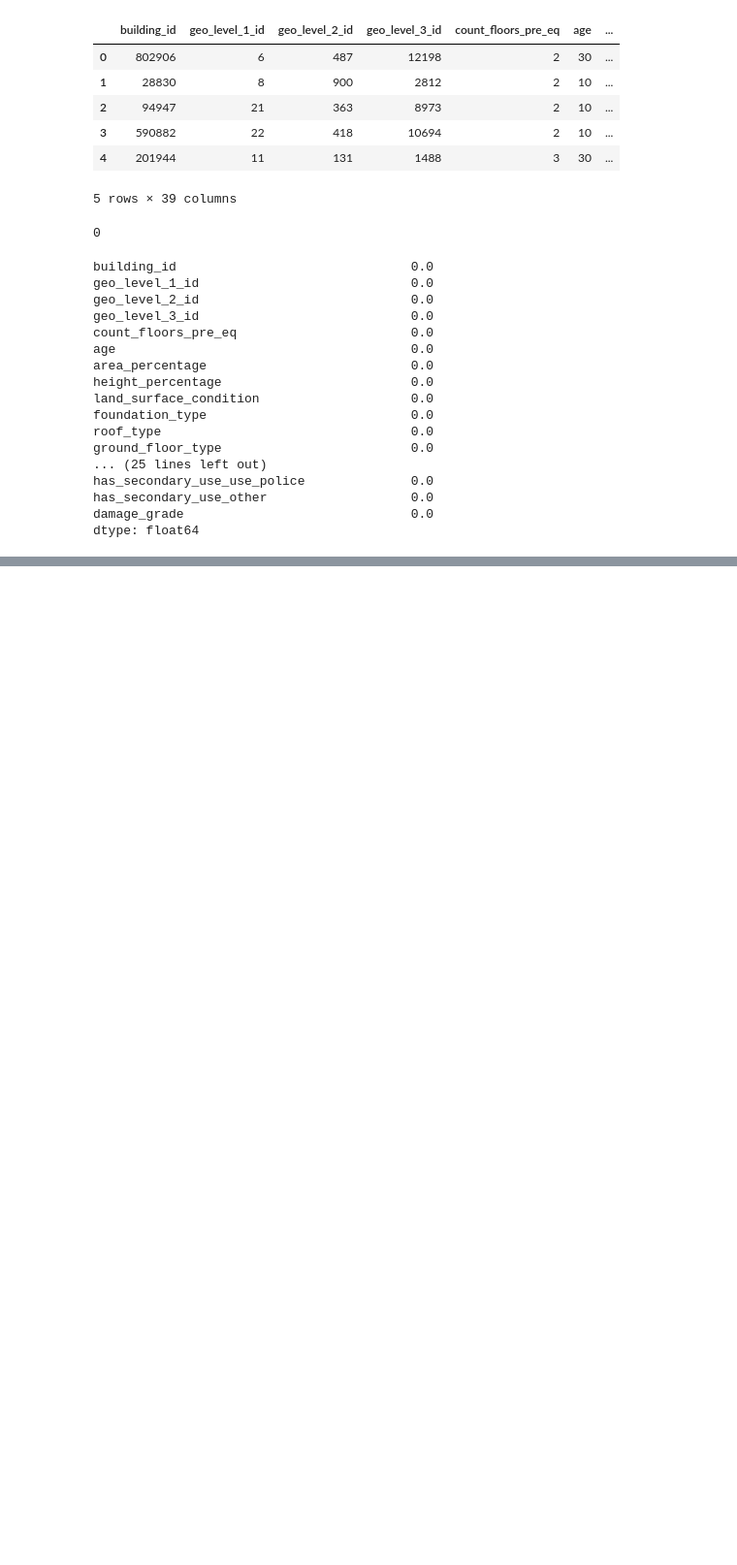
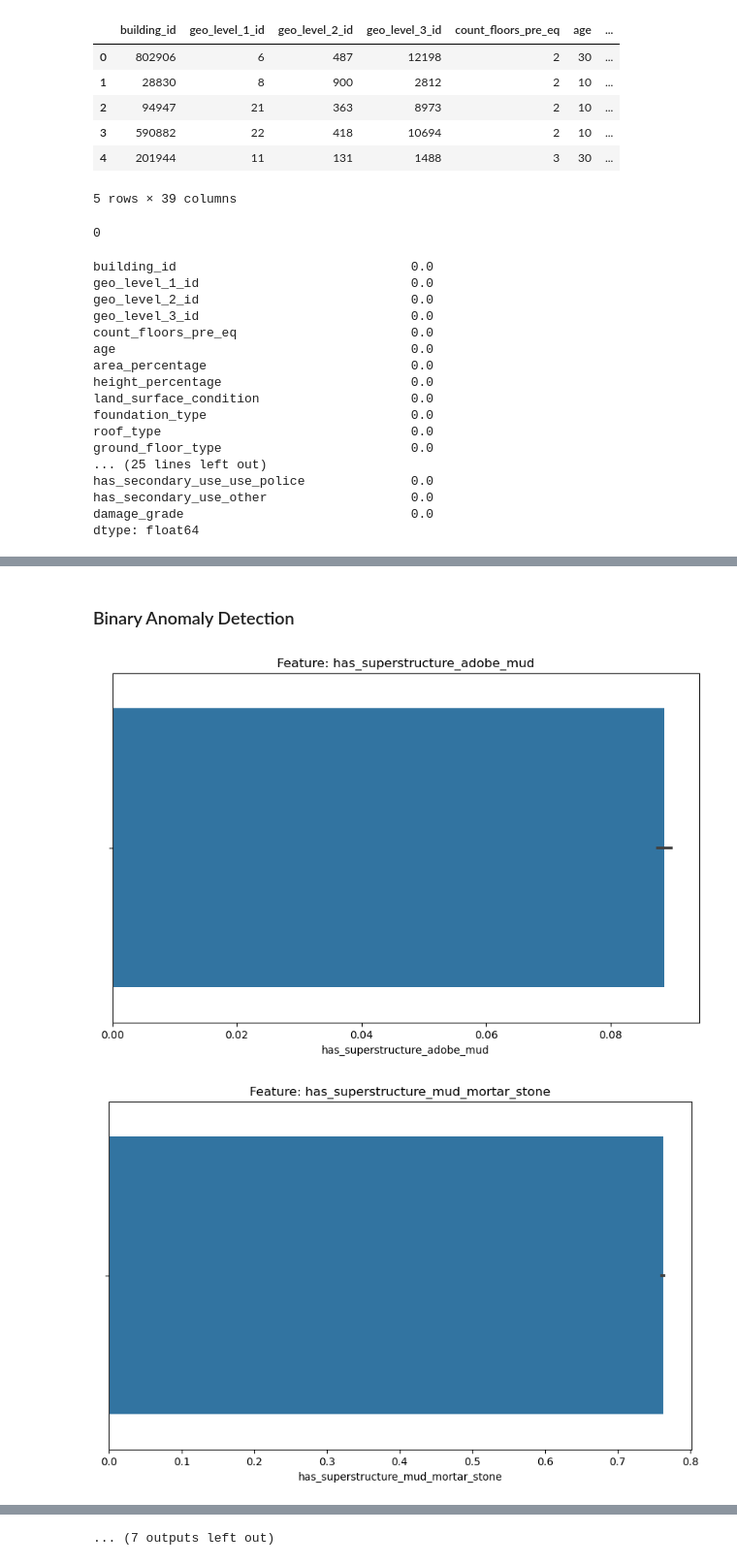
Before and after one commit to LewisT1424/Richters-Problem, a Jupyter notebook: main.ipynb, the cells around one changed output, grey strips where cells are left out. Shown at 97% size. Drawn from its saved outputs; the diff is of its cells as text; code cells hidden in the pictures; blank space fills up the shorter version.

```diff
--- a/main.ipynb
+++ b/main.ipynb
@@ -108,0 +150,7 @@ anomaly_detection(data=df, columns=uni_cols)
+# %% [markdown]
+### Binary Anomaly Detection
+# %%
+anomaly_detection(data=df, columns=binary_cols)
+# %% [output]
+[figure, added]
+[figure, added]
@@ -108,0 +167 @@ anomaly_detection(data=df, columns=uni_cols)
+... (7 outputs left out)
```
Also changed, not shown: parts of 11 cells of this notebook.
